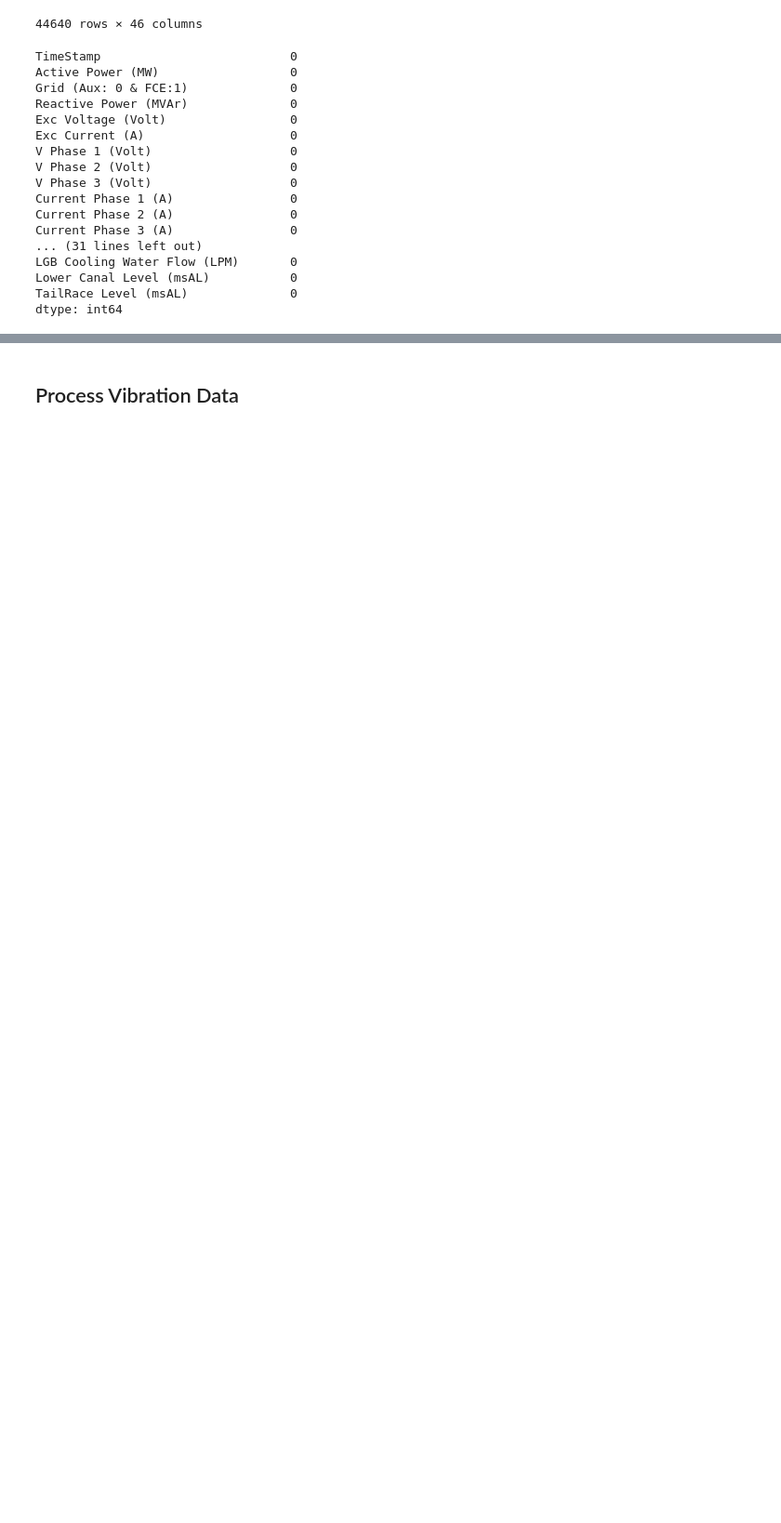
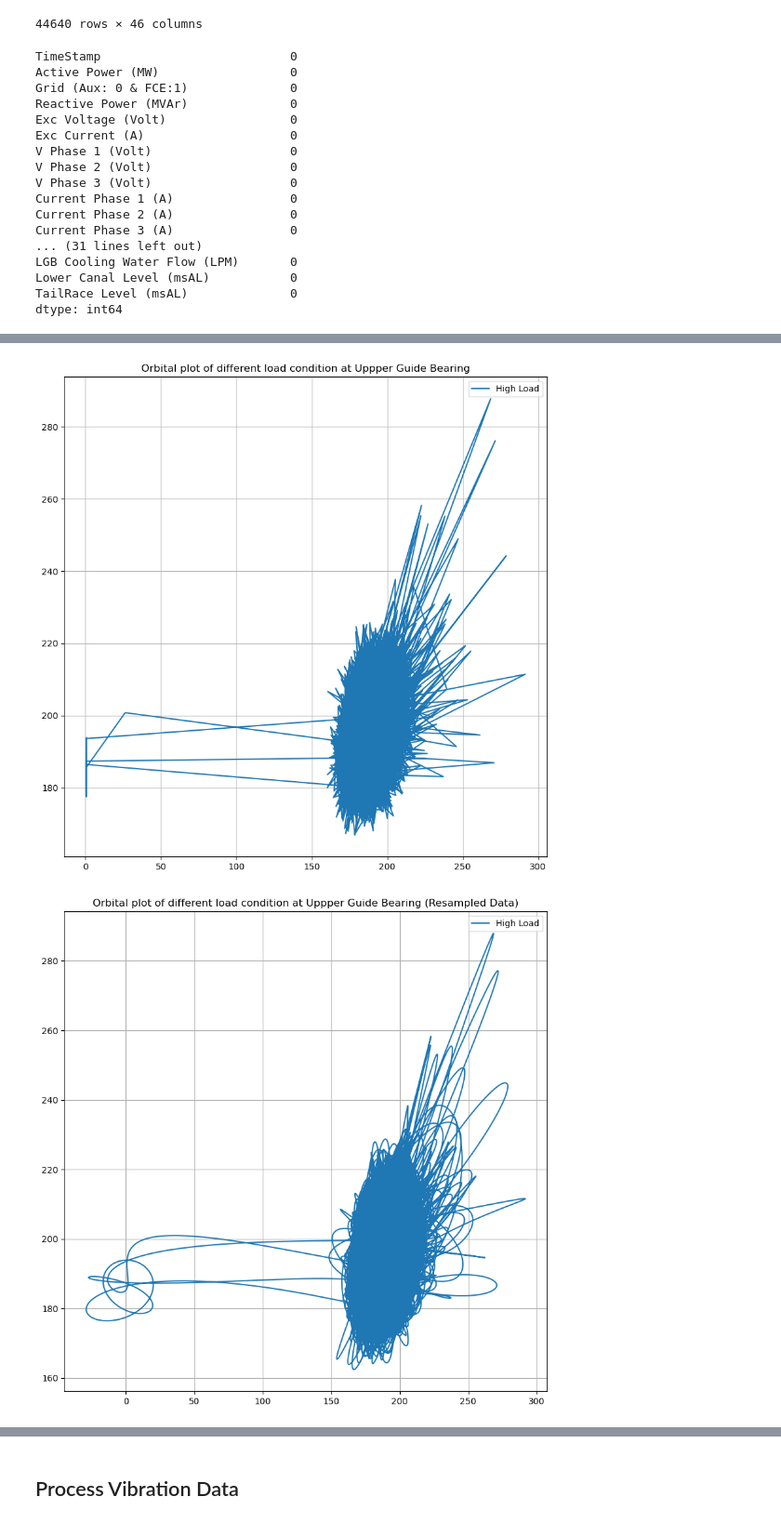
Before and after one commit to mekatronik-achmadi/Predict-CBM, a Jupyter notebook: Vale/TestOlahPy/preliminary_data_analysis/preliminary_data_analysis.ipynb, the cells around one changed output, grey strips where cells are left out. Shown: that part at 93% size. Drawn from its saved outputs; the diff is of its cells as text; code cells hidden in the pictures; blank space fills up the shorter version.

```diff
--- a/Vale/TestOlahPy/preliminary_data_analysis/preliminary_data_analysis.ipynb
+++ b/Vale/TestOlahPy/preliminary_data_analysis/preliminary_data_analysis.ipynb
@@ -66,3 +96,26 @@ db_data
+# %%
+# plot the orbit of data
+fig = plt.figure(figsize=(10,10))
+ax = fig.add_subplot(111)
+# ax.plot(ugb_ovr_x, ugb_ovr_y)
+ax.plot(ugb_x, ugb_y)
+ax.set_title("Orbital plot of different load condition at Uppper Guide Bearing")
+ax.legend(['High Load', 'Normal Load', 'Low Load'])
+plt.grid()
+
+# plot the orbit of data
+fig = plt.figure(figsize=(10,10))
+ax = fig.add_subplot(111)
+# ax.plot(ugb_ovr_x, ugb_ovr_y)
+ax.plot(ugb_x_resampled, ugb_y_resampled)
+ax.set_title("Orbital plot of different load condition at Uppper Guide Bearing (Resampled Data)")
+ax.legend(['High Load', 'Normal Load', 'Low Load'])
+plt.grid()
+
+plt.show()
+# %% [output]
+[figure, added]
+[figure, added]
 # %%
 # create correlation map of data
 df = db_data
```
Also changed, not shown: parts of 11 cells of this notebook, 1 other file.
